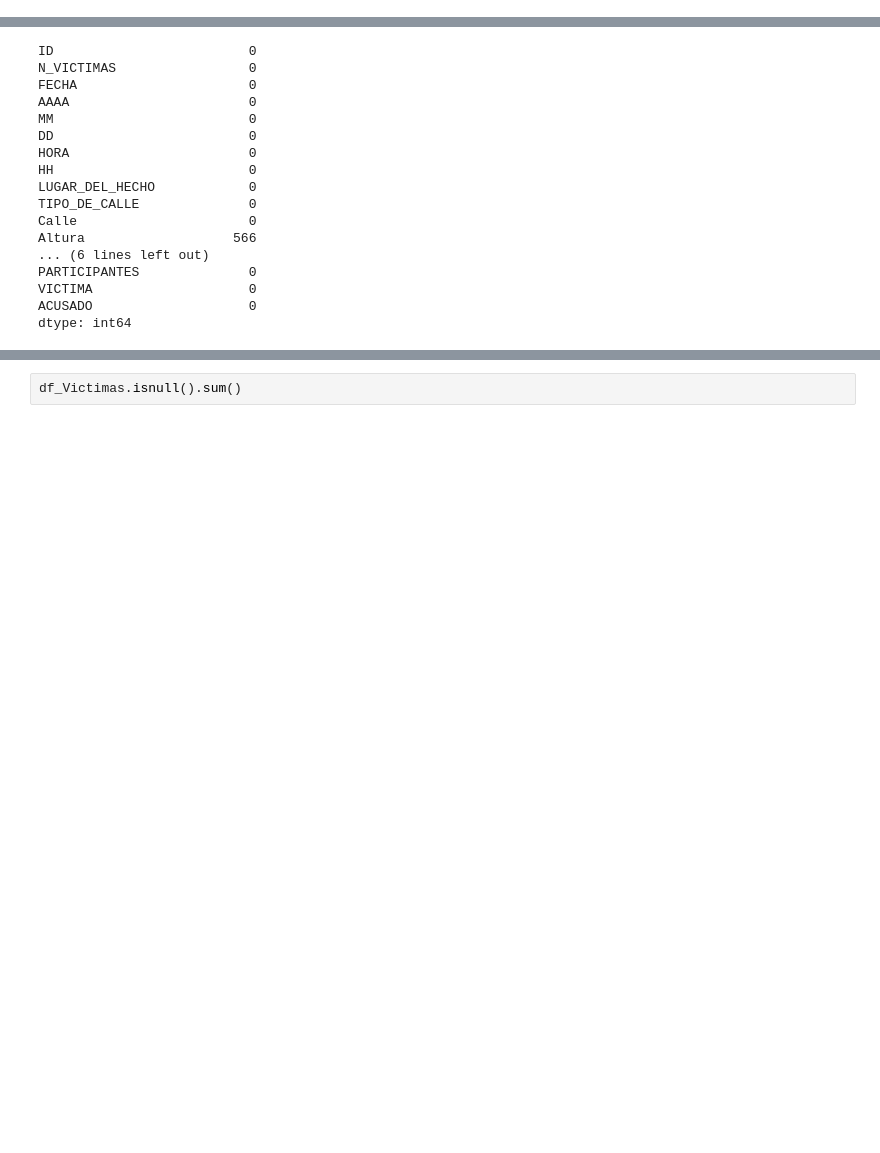
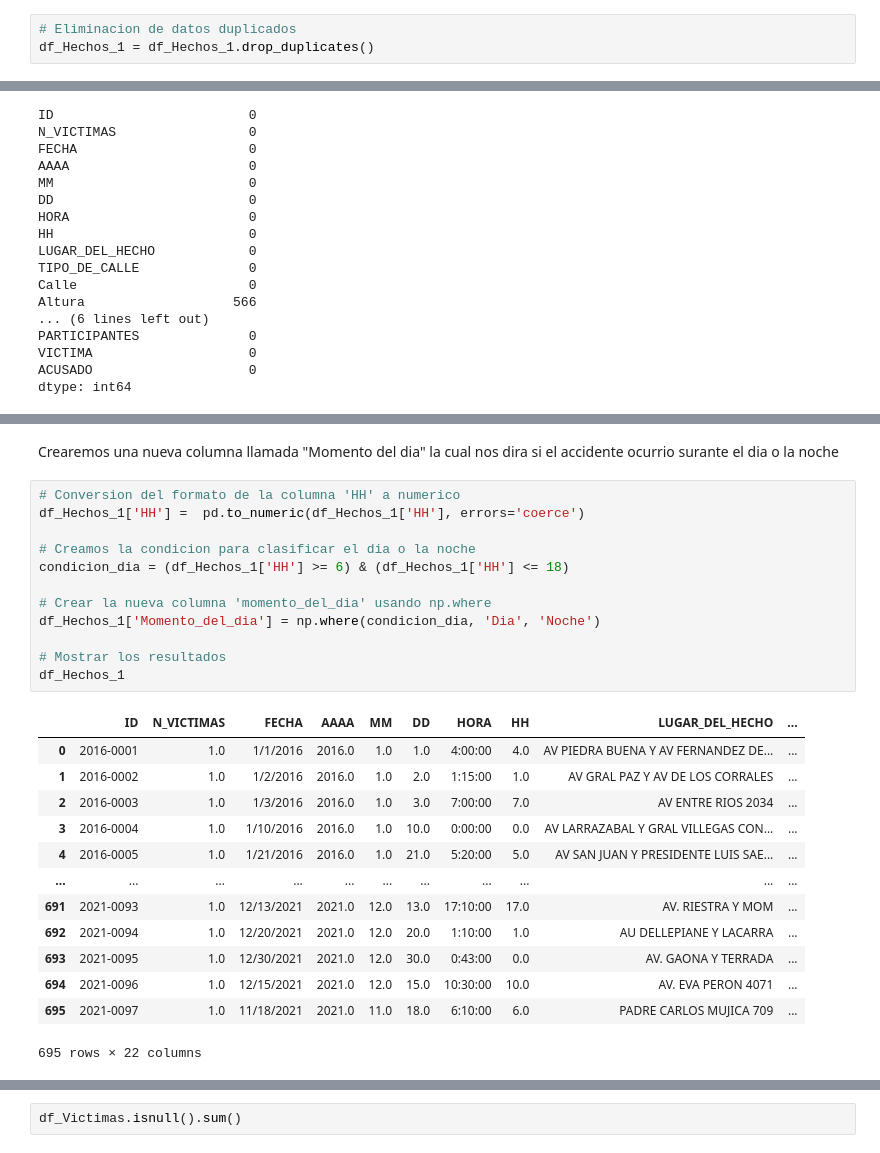
Before and after one commit to felipe97rg/PI02_DA, a Jupyter notebook: ETL_Homicidios.ipynb, the cells around one changed output, grey strips where cells are left out. Saved outputs shown, nothing was run; the diff lists cells and outputs as text; blank space fills up the shorter version.

```diff
--- a/ETL_Homicidios.ipynb
+++ b/ETL_Homicidios.ipynb
@@ -71,6 +71,9 @@ dtype: int64
 # %%
 # Eliminar filas con más de 3 valores nulos
 df_Hechos_1 = df_Hechos[df_Hechos.isnull().sum(axis=1) <= 3]
+# %%
+# Eliminacion de datos duplicados
+df_Hechos_1 = df_Hechos_1.drop_duplicates()
 # %%
 df_Hechos_1.info()
 # %% [output]
@@ -113,0 +203,28 @@ dtype: int64
+# %% [markdown]
+Crearemos una nueva columna llamada "Momento del dia" la cual nos dira si el accidente ocurrio surante el dia o la noche
+# %%
+# Conversion del formato de la columna 'HH' a numerico
+df_Hechos_1['HH'] =  pd.to_numeric(df_Hechos_1['HH'], errors='coerce')
+
+# Creamos la condicion para clasificar el dia o la noche
+condicion_dia = (df_Hechos_1['HH'] >= 6) & (df_Hechos_1['HH'] <= 18)
+
+# Crear la nueva columna 'momento_del_dia' usando np.where
+df_Hechos_1['Momento_del_dia'] = np.where(condicion_dia, 'Dia', 'Noche')
+
+# Mostrar los resultados
+df_Hechos_1
+# %% [output]
+|  | ID | N_VICTIMAS | FECHA | AAAA | MM | DD | HORA | HH | LUGAR_DEL_HECHO | ... |
+| 0 | 2016-0001 | 1.0 | 1/1/2016 | 2016.0 | 1.0 | 1.0 | 4:00:00 | 4.0 | AV PIEDRA BUENA Y AV FERNANDEZ DE... | ... |
+| 1 | 2016-0002 | 1.0 | 1/2/2016 | 2016.0 | 1.0 | 2.0 | 1:15:00 | 1.0 | AV GRAL PAZ Y AV DE LOS CORRALES | ... |
+| 2 | 2016-0003 | 1.0 | 1/3/2016 | 2016.0 | 1.0 | 3.0 | 7:00:00 | 7.0 | AV ENTRE RIOS 2034 | ... |
+| 3 | 2016-0004 | 1.0 | 1/10/2016 | 2016.0 | 1.0 | 10.0 | 0:00:00 | 0.0 | AV LARRAZABAL Y GRAL VILLEGAS CON... | ... |
+| 4 | 2016-0005 | 1.0 | 1/21/2016 | 2016.0 | 1.0 | 21.0 | 5:20:00 | 5.0 | AV SAN JUAN Y PRESIDENTE LUIS SAE... | ... |
+| ... | ... | ... | ... | ... | ... | ... | ... | ... | ... | ... |
+| 691 | 2021-0093 | 1.0 | 12/13/2021 | 2021.0 | 12.0 | 13.0 | 17:10:00 | 17.0 | AV. RIESTRA Y MOM | ... |
+| 692 | 2021-0094 | 1.0 | 12/20/2021 | 2021.0 | 12.0 | 20.0 | 1:10:00 | 1.0 | AU DELLEPIANE Y LACARRA | ... |
+| 693 | 2021-0095 | 1.0 | 12/30/2021 | 2021.0 | 12.0 | 30.0 | 0:43:00 | 0.0 | AV. GAONA Y TERRADA | ... |
+| 694 | 2021-0096 | 1.0 | 12/15/2021 | 2021.0 | 12.0 | 15.0 | 10:30:00 | 10.0 | AV. EVA PERON 4071 | ... |
+| 695 | 2021-0097 | 1.0 | 11/18/2021 | 2021.0 | 11.0 | 18.0 | 6:10:00 | 6.0 | PADRE CARLOS MUJICA 709 | ... |
+695 rows × 22 columns
```
Also changed, not shown: parts of 34 cells of this notebook, 2 other files.
